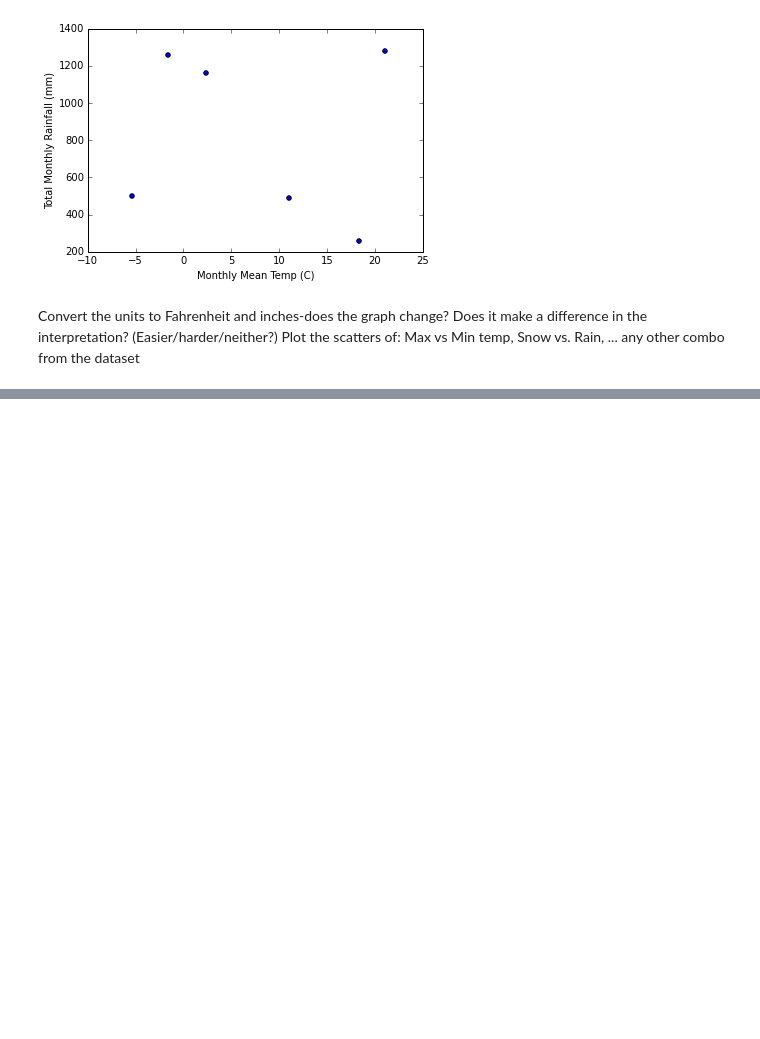
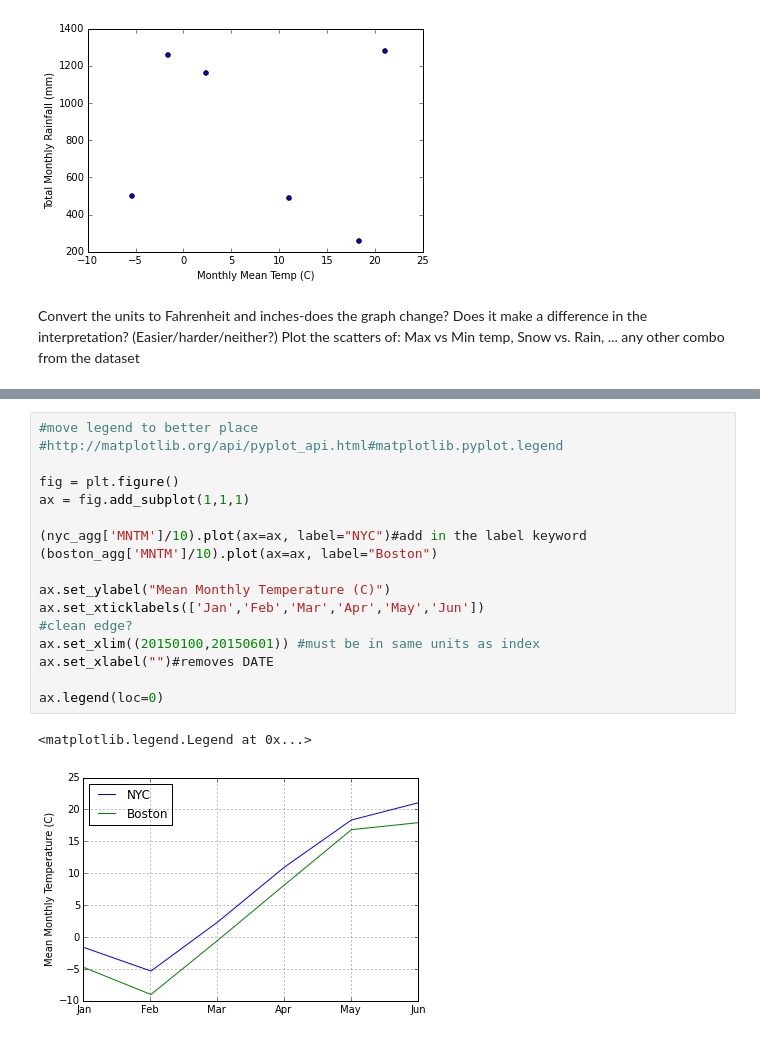
Before and after one commit to story645/EAS213, a Jupyter notebook: July17.ipynb, the cells around one changed output, grey strips where cells are left out. Drawn from its saved outputs; the diff is of its cells as text; blank space fills up the shorter version.

```diff
--- a/July17.ipynb
+++ b/July17.ipynb
@@ -137,0 +183,20 @@ Plot the scatters of: Max vs Min temp, Snow vs. Rain, ... any other combo from t
+# %%
+#move legend to better place
+#http://matplotlib.org/api/pyplot_api.html#matplotlib.pyplot.legend
+
+fig = plt.figure()
+ax = fig.add_subplot(1,1,1)
+
+(nyc_agg['MNTM']/10).plot(ax=ax, label="NYC")#add in the label keyword
+(boston_agg['MNTM']/10).plot(ax=ax, label="Boston")
+
+ax.set_ylabel("Mean Monthly Temperature (C)")
+ax.set_xticklabels(['Jan','Feb','Mar','Apr','May','Jun'])
+#clean edge?
+ax.set_xlim((20150100,20150601)) #must be in same units as index
+ax.set_xlabel("")#removes DATE
+
+ax.legend(loc=0)
+# %% [output]
+<matplotlib.legend.Legend at 0x...>
+[figure, added]
```
Also changed, not shown: parts of 7 cells of this notebook.
